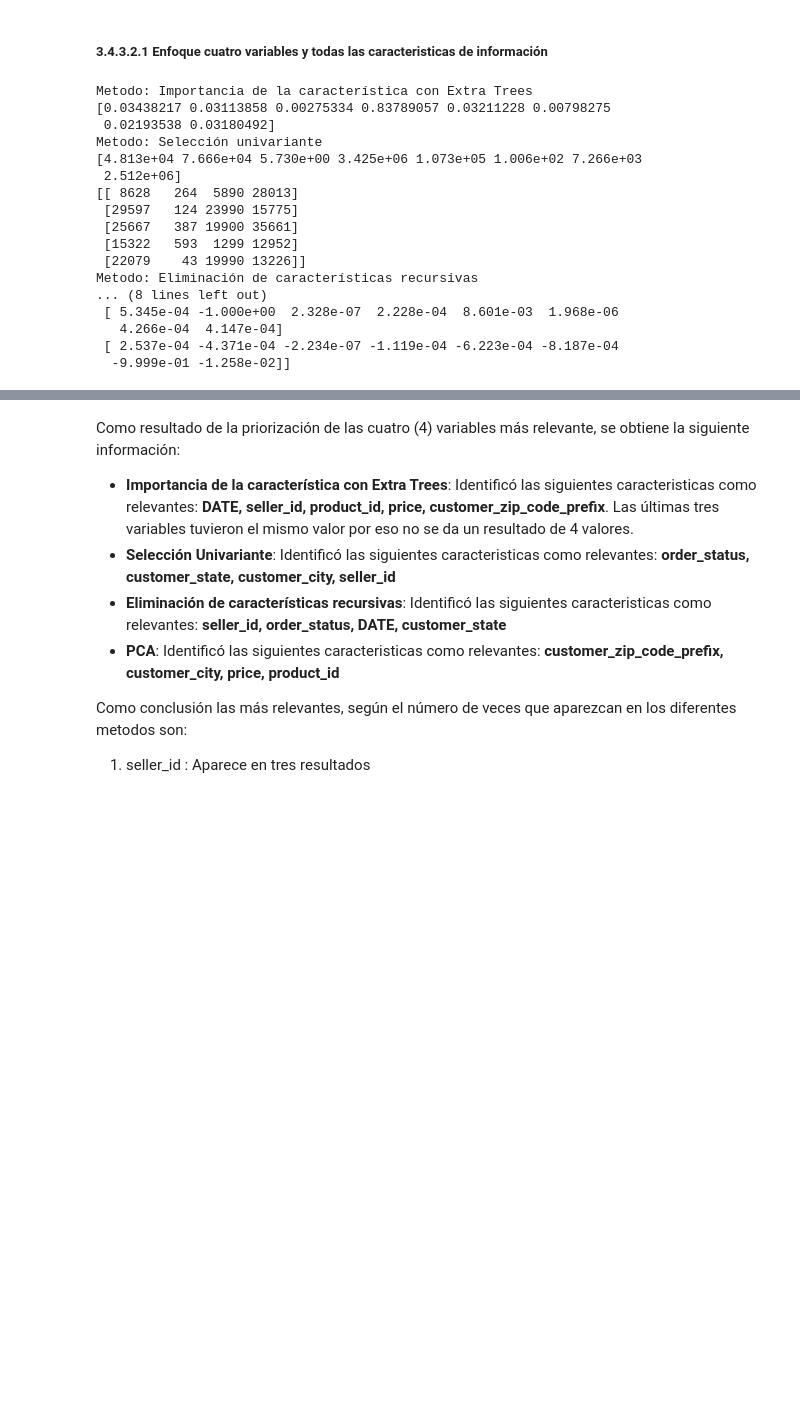
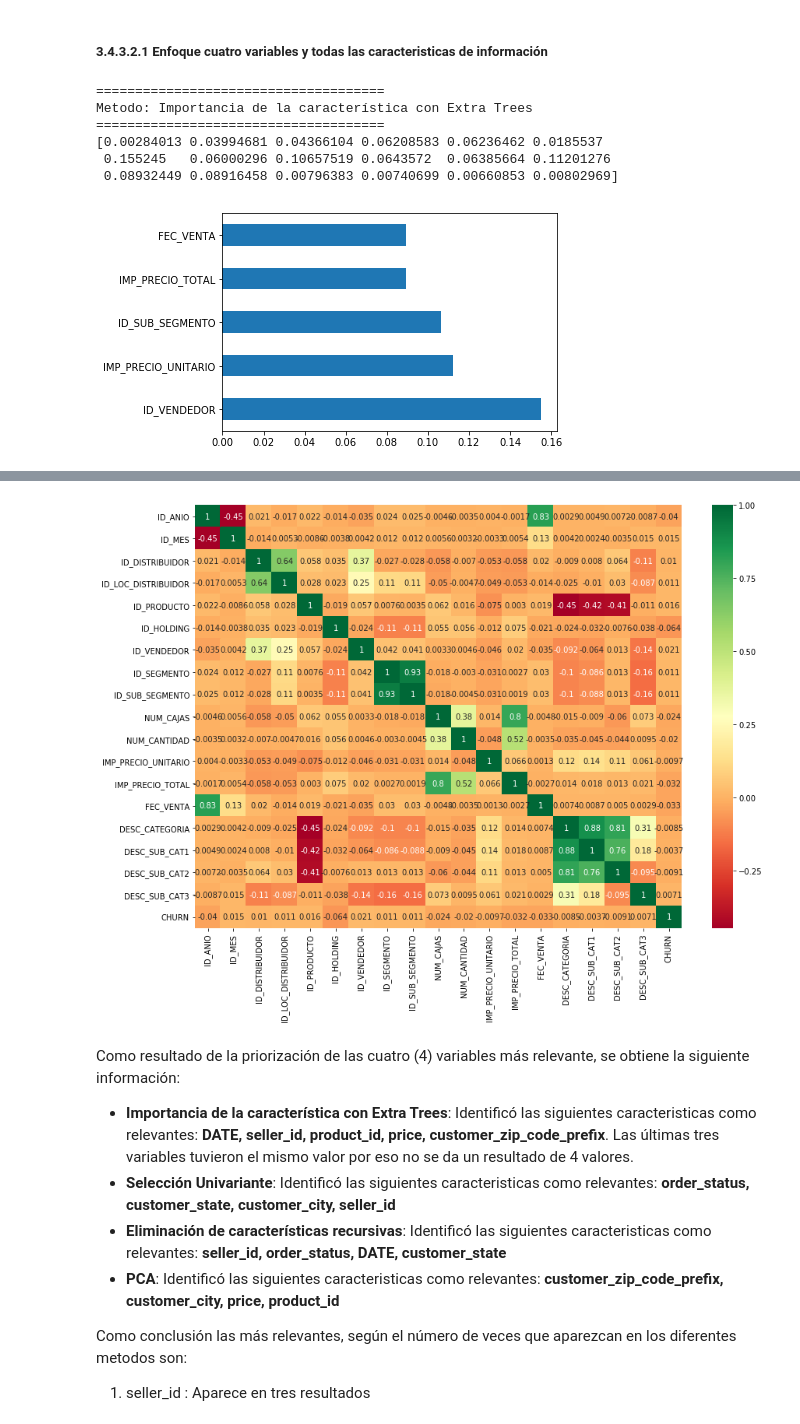
Before and after one commit to masdatascience/TFM-AI, a Jupyter notebook: Prevencion_Churn_NB3-B2B.ipynb, the cells around one changed output, grey strips where cells are left out. Drawn from its saved outputs; the diff is of its cells as text; code cells hidden in the pictures; blank space fills up the shorter version.

```diff
--- a/Prevencion_Churn_NB3-B2B.ipynb
+++ b/Prevencion_Churn_NB3-B2B.ipynb
@@ -344,10 +335,13 @@ Se estarán identificando los mejores 4  y 5 variables para entrenar a los algor
 3.   Eliminación de características recursivas
 4.   PCA
 # %%
+#!pip install boruta
 from sklearn.ensemble import RandomForestClassifier
 from sklearn.ensemble import RandomForestRegressor
 from collections import defaultdict
 from sklearn.model_selection import ShuffleSplit
+from boruta import BorutaPy
+
 
 def sel_EXT(datos, clase, num_variables):
     # Se aplica el metodo
@@ -386,7 +380,7 @@ def sel_correlacion(datos, clase, num_variables):
     data = pd.concat([datos, clase], axis=1)
     corrmat =  data.corr()
     top_corr_features = corrmat.index
-    plt.figure(figsize=(20,20))
+    plt.figure(figsize=(14,10))
     #plot heat map
     g=sns.heatmap(data[top_corr_features].corr(),annot=True,cmap="RdYlGn")
 
@@ -405,7 +399,7 @@ def sel_recursiva(datos, clase, num_variables):
 
 def sel_randomForest(datos, clase, num_variables):
     print("=====================================")
-    print("Metodo: ean decrease accuracy")
+    print("Metodo: Mean decrease accuracy")
     print("=====================================")
     names = datos.columns
     rf = RandomForestRegressor()
@@ -421,7 +415,9 @@ def sel_boruta(datos, clase, num_variables):
     rfc = RandomForestClassifier(n_estimators=1000, n_jobs=-1, class_weight='balanced')
     boruta_selector = BorutaPy(rfc, n_estimators='auto', verbose=2)
     boruta_selector.fit(datos.to_numpy(),clase.to_numpy())
-    print("==============BORUTA==============")
+    print("=====================================")
+    print("Metodo: Boruta")
+    print("=====================================")
     print (boruta_selector.n_features_)
     X_filtered = boruta_selector.transform(datos.to_numpy())
     X_filtered.shape
@@ -436,21 +432,21 @@ def sel_boruta(datos, clase, num_variables):
 Se aplican los diferentes metodos de selección de variables con agrupaciones de cuatro caracteristicas. Con los resultados obtenidos entre los diferentes metodos, se procederá a seleccionar las caracteristicas relevantes
 # %%
 # Se transforman los valores categoricos a númericos
-clientes_cod = datos_facturacion.drop(['ID_CLIENTE','ID_PAIS','DESC_SEGMENTO','DESC_SUB_SEGMENTO','DESC_DISTRIBUIDOR', 'DESC_LOC_DISTRIBUIDOR', 'DESC_PRODUCTO', 'DESC_CLIENTE',	'DESC_HOLDING',	'DESC_VENDEDOR'],axis=1)
+clientes_cod = nuevos_datos_facturacion.drop(['ID_CLIENTE','ID_PAIS','DESC_SEGMENTO','DESC_SUB_SEGMENTO','DESC_DISTRIBUIDOR', 'DESC_LOC_DISTRIBUIDOR', 'DESC_PRODUCTO', 'DESC_CLIENTE',	'DESC_HOLDING',	'DESC_VENDEDOR'],axis=1)
 
 enconder = LabelEncoder()
-clientes_cod['ID_VENDEDOR'] = enconder.fit_transform(clientes_cod['ID_VENDEDOR'])
-clientes_cod['ID_PRODUCTO'] = enconder.fit_transform(clientes_cod['ID_PRODUCTO'])
-clientes_cod['ID_DISTRIBUIDOR'] = enconder.fit_transform(clientes_cod['ID_DISTRIBUIDOR'])
-clientes_cod['ID_LOC_DISTRIBUIDOR'] = enconder.fit_transform(clientes_cod['ID_LOC_DISTRIBUIDOR'])
-clientes_cod['ID_HOLDING'] = enconder.fit_transform(clientes_cod['ID_HOLDING'])
-clientes_cod['ID_LOC_DISTRIBUIDOR'] = enconder.fit_transform(clientes_cod['ID_LOC_DISTRIBUIDOR'])
+clientes_cod['ID_VENDEDOR'] = enconder.fit_transform(clientes_cod['ID_VENDEDOR'].astype(str))
+clientes_cod['ID_PRODUCTO'] = enconder.fit_transform(clientes_cod['ID_PRODUCTO'].astype(str))
+clientes_cod['ID_DISTRIBUIDOR'] = enconder.fit_transform(clientes_cod['ID_DISTRIBUIDOR'].astype(str))
+clientes_cod['ID_LOC_DISTRIBUIDOR'] = enconder.fit_transform(clientes_cod['ID_LOC_DISTRIBUIDOR'].astype(str))
+clientes_cod['ID_HOLDING'] = enconder.fit_transform(clientes_cod['ID_HOLDING'].astype(str))
+clientes_cod['ID_LOC_DISTRIBUIDOR'] = enconder.fit_transform(clientes_cod['ID_LOC_DISTRIBUIDOR'].astype(str))
 #clientes_cod['ID_PAIS'] = enconder.fit_transform(clientes_cod['ID_PAIS'])
 clientes_cod['FEC_VENTA'] = enconder.fit_transform(clientes_cod['FEC_VENTA'])
-clientes_cod['DESC_CATEGORIA'] = enconder.fit_transform(clientes_cod['DESC_CATEGORIA'])
-clientes_cod['DESC_SUB_CAT1'] = enconder.fit_transform(clientes_cod['DESC_SUB_CAT1'])
-clientes_cod['DESC_SUB_CAT2'] = enconder.fit_transform(clientes_cod['DESC_SUB_CAT2'])
-clientes_cod['DESC_SUB_CAT3'] = enconder.fit_transform(clientes_cod['DESC_SUB_CAT3'])
+clientes_cod['DESC_CATEGORIA'] = enconder.fit_transform(clientes_cod['DESC_CATEGORIA'].astype(str))
+clientes_cod['DESC_SUB_CAT1'] = enconder.fit_transform(clientes_cod['DESC_SUB_CAT1'].astype(str))
+clientes_cod['DESC_SUB_CAT2'] = enconder.fit_transform(clientes_cod['DESC_SUB_CAT2'].astype(str))
+clientes_cod['DESC_SUB_CAT3'] = enconder.fit_transform(clientes_cod['DESC_SUB_CAT3'].astype(str))
 # Se definen los datos de caracteristicas y el clasificador de churn
 datos = clientes_cod.drop(['CHURN'],axis=1)
 clase = clientes_cod.CHURN
@@ -462,27 +477,17 @@ TypeError: ignored
 ##### 3.4.3.2.1 Enfoque cuatro variables y todas las caracteristicas de información
 # %%
 # Se inicia identificando las 4 más importantes
-sel_EXT(datos,clase,4)
-sel_univariante(datos,clase,4)
-sel_recursiva(datos,clase,4)
-sel_PCA(datos,clase,4)
-# Orden Columnas
-#1:seller_id', 2:'product_id', 3:'order_status', 4:'DATE', 5:'price', 6:'customer_state', 7:'customer_city', 8:'customer_zip_code_prefix'
+sel_EXT(datos,clase,5)
+sel_univariante(datos,clase,5)
+sel_recursiva(datos,clase,5)
+sel_randomForest(datos,clase,5)
+sel_boruta(datos,clase,5)
+sel_correlacion(datos,clase,5)
 # %% [output]
+=====================================
 Metodo: Importancia de la característica con Extra Trees
-[0.03438217 0.03113858 0.00275334 0.83789057 0.03211228 0.00798275
- 0.02193538 0.03180492]
-Metodo: Selección univariante
-[4.813e+04 7.666e+04 5.730e+00 3.425e+06 1.073e+05 1.006e+02 7.266e+03
- 2.512e+06]
-[[ 8628   264  5890 28013]
- [29597   124 23990 15775]
- [25667   387 19900 35661]
- [15322   593  1299 12952]
- [22079    43 19990 13226]]
-Metodo: Eliminación de características recursivas
-... (8 lines left out)
- [ 5.345e-04 -1.000e+00  2.328e-07  2.228e-04  8.601e-03  1.968e-06
-   4.266e-04  4.147e-04]
- [ 2.537e-04 -4.371e-04 -2.234e-07 -1.119e-04 -6.223e-04 -8.187e-04
-  -9.999e-01 -1.258e-02]]
+=====================================
+[0.00284013 0.03994681 0.04366104 0.06208583 0.06236462 0.0185537
+ 0.155245   0.06000296 0.10657519 0.0643572  0.06385664 0.11201276
+ 0.08932449 0.08916458 0.00796383 0.00740699 0.00660853 0.00802969]
+[figure, added]
@@ -489,3 +511,4 @@ Metodo: Eliminación de características recursivas
+[figure, added]
 # %% [markdown]
 Como resultado de la priorización de las cuatro (4) variables más relevante, se obtiene la siguiente información:
 
```
Also changed, not shown: parts of 8 cells of this notebook.
